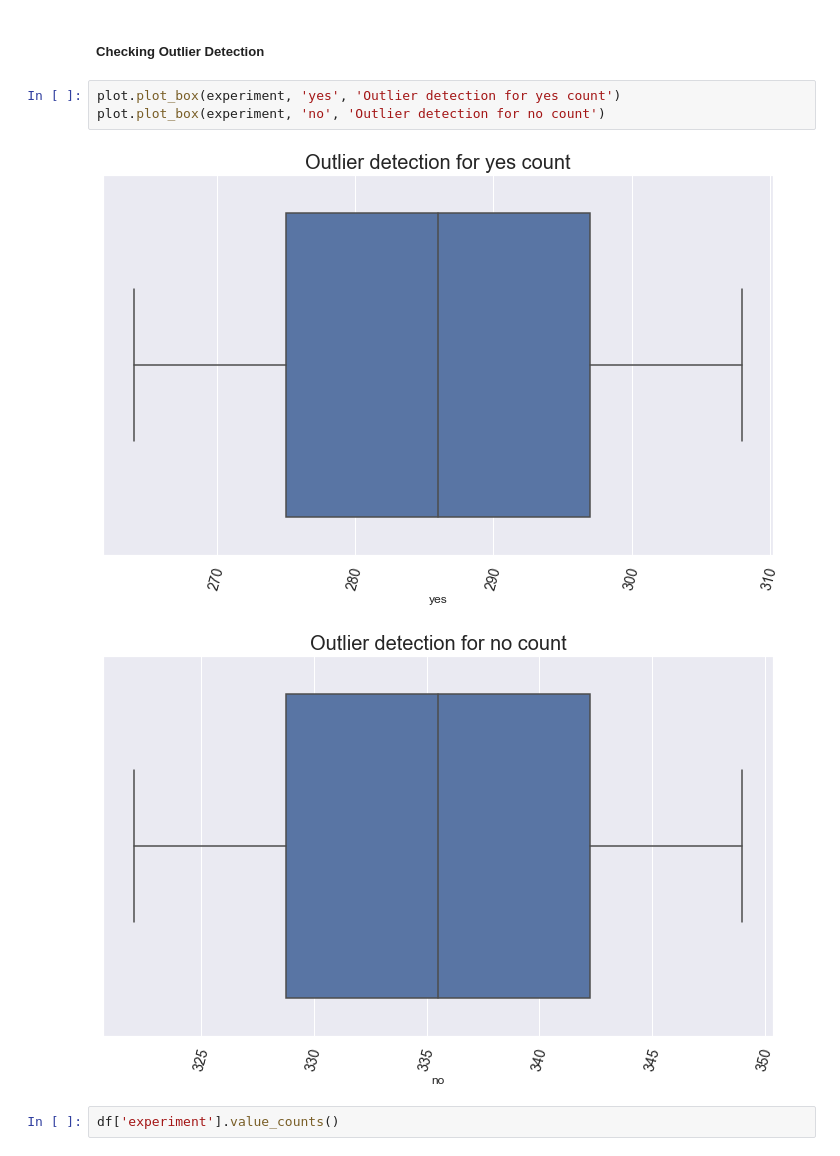
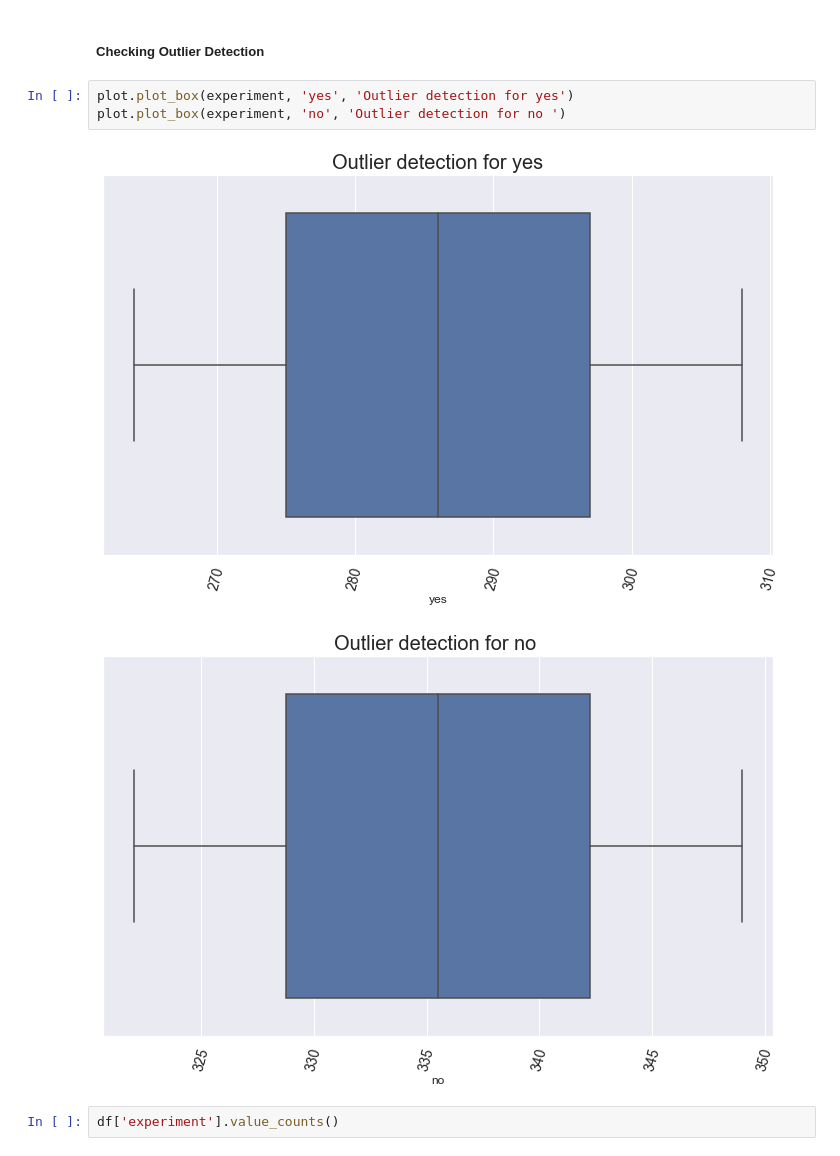
Before and after one commit to 10Academy-B6-W2/Smart-Ads-campaign-performance-analysis, a Jupyter notebook: notebooks/EDA_for_ABTesting.ipynb, the cells around one changed output. Drawn from its saved outputs; the diff is of its cells as text.

```diff
--- a/notebooks/EDA_for_ABTesting.ipynb
+++ b/notebooks/EDA_for_ABTesting.ipynb
@@ -294,11 +294,11 @@ device_metrics.describe()
 # %% [markdown]
 ##### Checking Outlier Detection
 # %%
-plot.plot_box(experiment, 'yes', 'Outlier detection for yes count')
-plot.plot_box(experiment, 'no', 'Outlier detection for no count')
+plot.plot_box(experiment, 'yes', 'Outlier detection for yes')
+plot.plot_box(experiment, 'no', 'Outlier detection for no ')
 # %% [output]
-[figure, old version]
+[figure, new version]
-[figure, old version]
+[figure, new version]
 # %%
 df['experiment'].value_counts()
 # %% [output]
```
Also changed, not shown: parts of 10 cells of this notebook.
